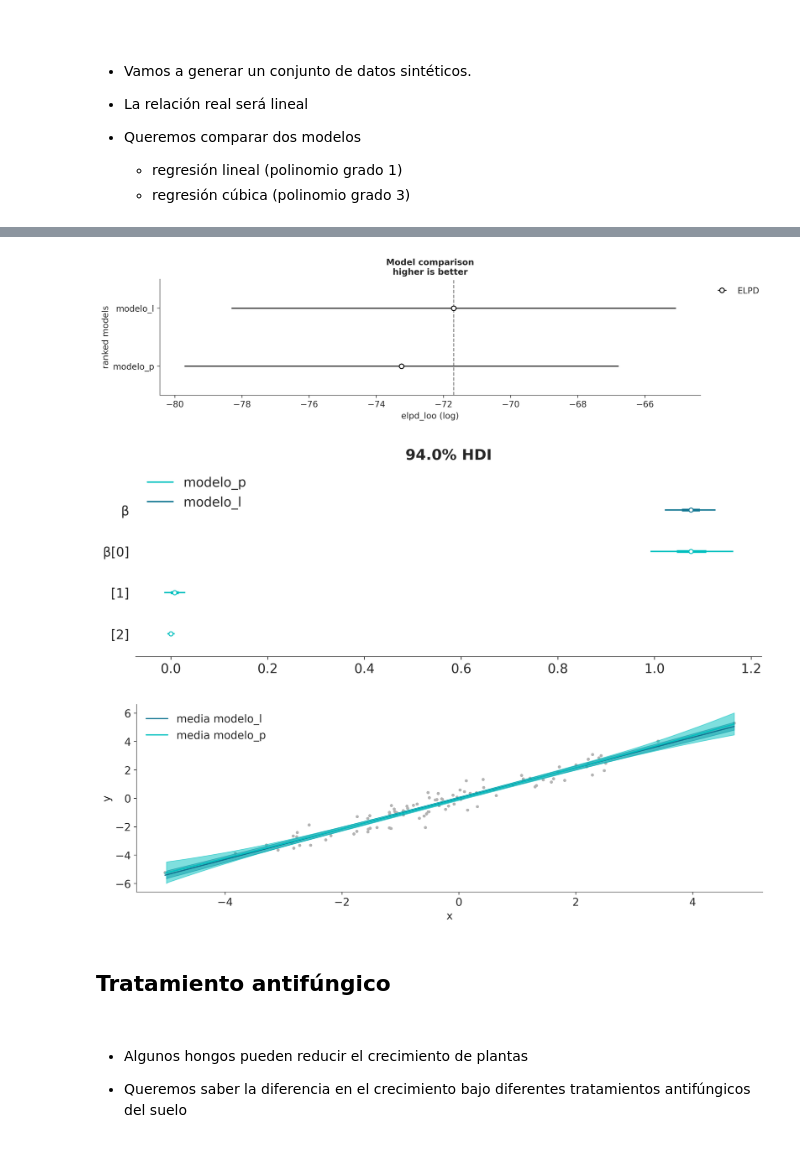
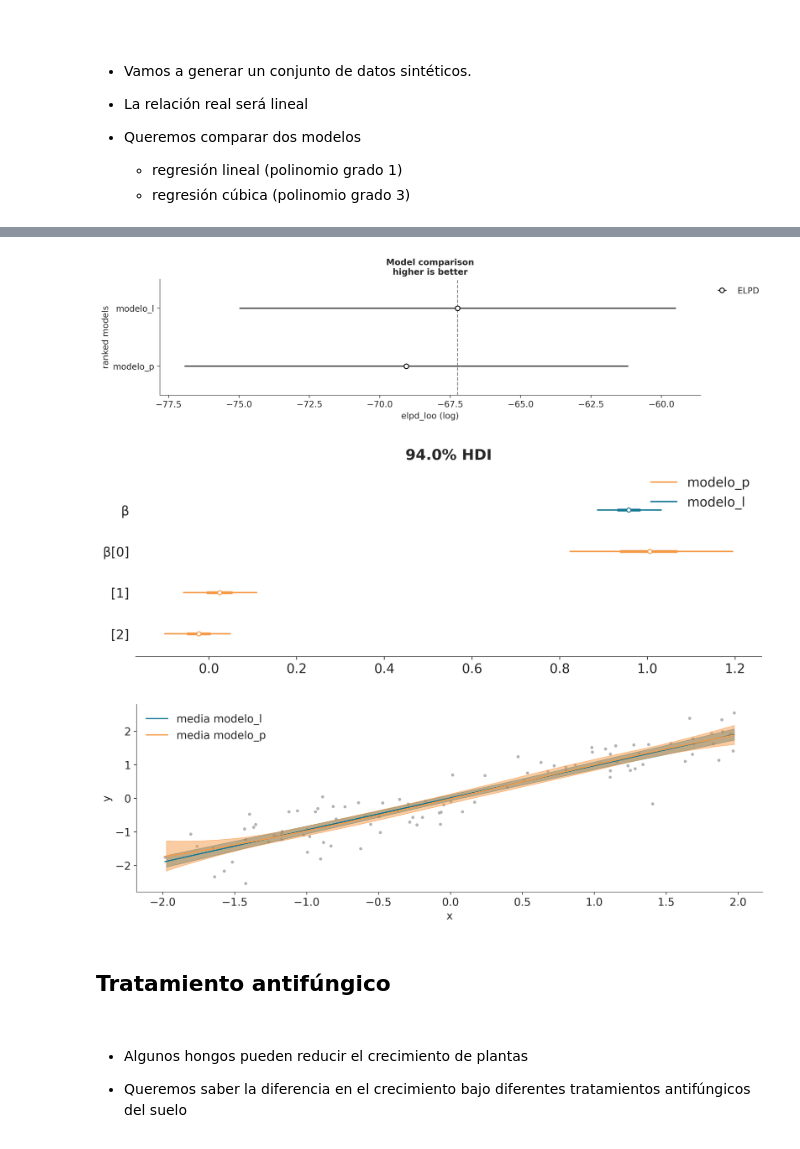
Before and after one commit to Grupo-de-modelado-probabilista/modelado_bayesiano, a Jupyter notebook: diapo/diapo_07.ipynb, the cells around one changed output, grey strips where cells are left out. Saved outputs shown, nothing was run; the diff lists cells and outputs as text; code cells hidden in the pictures.

```diff
--- a/diapo/diapo_07.ipynb
+++ b/diapo/diapo_07.ipynb
@@ -254,0 +277,22 @@ $$
+# %%
+x = np.linspace(0, 1, 200)
+dist = pz.Beta(2, 11).rv_frozen
+dist2 = pz.Beta(10, 10).rv_frozen
+N = 10000
+g_dist = pz.Normal(0, 0.25)
+g_samples = g_dist.rvs(N)
+g = g_dist.rv_frozen.pdf(g_samples)
+
+f = dist2.pdf(g_samples) * 0.5 + dist.pdf(g_samples) * 0.5
+f_true = dist2.pdf(x) * 0.5 + dist.pdf(x) * 0.5
+w = f / g
+w /= sum(w)
+
+# Resampling
+importance_samples = np.random.choice(g_samples, size=N, p=w)
+
+_, ax = plt.subplots(2, 1, sharex=True, sharey=True)
+az.plot_kde(g_samples, ax=ax[0], label='propuesta', plot_kwargs={'color': 'C0'})
+az.plot_kde(importance_samples, ax=ax[1], label='aproximación',  plot_kwargs={'color': 'C2'})
+ax[1].plot(x, f_true, 'k--', label='distribución verdadera')
+ax[1].legend();
@@ -265,7 +336,7 @@ $$
     * regresión lineal (polinomio grado 1)
     * regresión cúbica (polinomio grado 3)
 # %%
-x = np.random.normal(0, 2, 100)
+x = np.random.uniform(-2, 2, 100)
 y = np.random.normal(x, 0.5)
 plt.plot(x, y, ".")
 plt.ylabel("y")
@@ -319,24 +390,24 @@ cmp
 # %%
 az.plot_compare(cmp, figsize=(12, 3),  plot_ic_diff=False);
 # %% [output]
-[figure, old version]
+[figure, new version]
 # %%
-az.plot_forest(list(models_dict.values()), model_names=list(models_dict.keys()), figsize=(10, 3.5), combined=True, var_names=["β"]);
+az.plot_forest(list(models_dict.values()), model_names=list(models_dict.keys()), figsize=(10, 3.5), combined=True, var_names=["β"], colors=["C0", "C2"]);
 # %% [output]
-[figure, old version]
+[figure, new version]
 # %%
 _, ax = plt.subplots(figsize=(12, 4))
 plt.plot(x, y, ".", color="0.7", zorder=1)
 idx = np.argsort(x)
 
-for (model, idata), c in zip(models_dict.items(), ["C0", "C1"]):
+for (model, idata), c in zip(models_dict.items(), ["C0", "C2"]):
     ax.plot(x[idx], idata.posterior["μ"].sel({"μ_dim_0":idx}).mean(("chain", "draw")), color=c, label=f"media {model}");
     az.plot_hdi(x, idata.posterior["μ"], color=c)
 ax.set_ylabel("y")
 ax.set_xlabel("x")
 plt.legend();
 # %% [output]
-[figure, old version]
+[figure, new version]
 # %% [markdown]
 ## Tratamiento antifúngico
 
```
Also changed, not shown: parts of 35 cells of this notebook, 2 other files.
